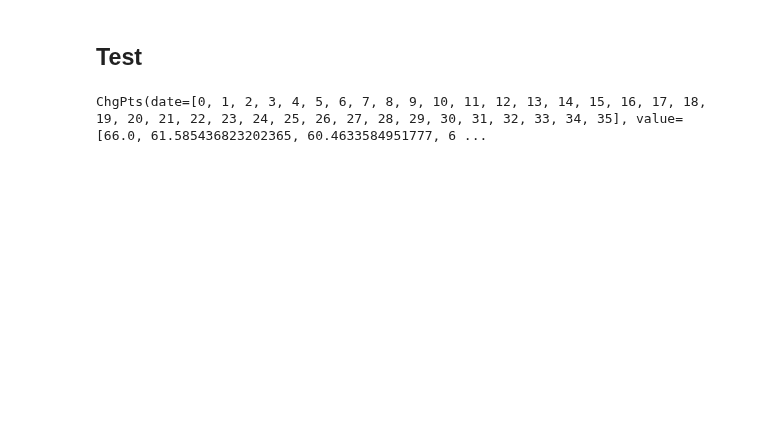
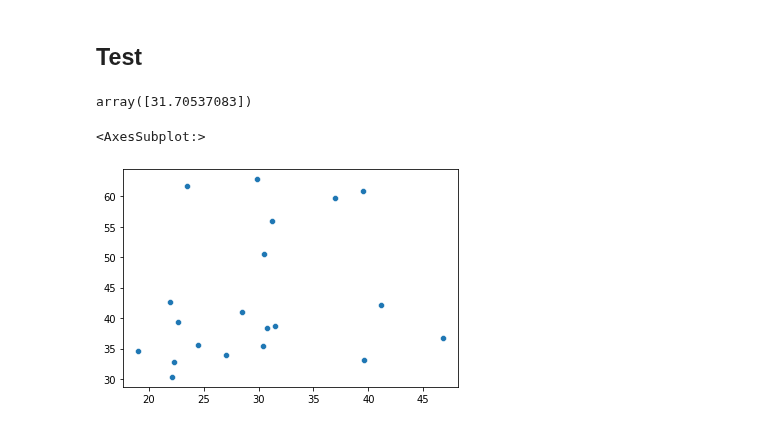
Before and after one commit to scuervo91/dcapy, a Jupyter notebook: docs/examples/6-FixesNotebooks/0-1-7_test_release.ipynb, the cells around one changed output. Cells and saved outputs as stored; diff of their text form; code cells hidden in the pictures; blank space fills up the shorter version.

```diff
--- a/docs/examples/6-FixesNotebooks/0-1-7_test_release.ipynb
+++ b/docs/examples/6-FixesNotebooks/0-1-7_test_release.ipynb
@@ -22,11 +23,11 @@ oil_mr = MeanReversion(
 # %%
 cp = CashFlowParams(**{
           'name':'Income',
-          'value':oil_mr,
+          'value':dca.ProbVar(dist='uniform',kw={'loc':30,'scale':35}),
           'multiply': 'oil_volume',
           'target':'income',
           'wi':0.92
       })
 cp.get_value(5,freq_output='M',seed=21)
 # %% [output]
-ChgPts(date=[0, 1, 2, 3, 4, 5, 6, 7, 8, 9, 10, 11, 12, 13, 14, 15, 16, 17, 18, 19, 20, 21, 22, 23, 24, 25, 26, 27, 28, 29, 30, 31, 32, 33, 34, 35], value=[66.0, 61.585436823202365, 60.4633584951777, 6 ...
+array([31.70537083])
@@ -33,3 +40,8 @@ ChgPts(date=[0, 1, 2, 3, 4, 5, 6, 7, 8, 9, 10, 11, 12, 13, 14, 15, 16, 17, 18, 1
+# %%
+sns.scatterplot(prod_rand,price_rand)
+# %% [output]
+<AxesSubplot:>
+[figure, added]
 # %%
 p = Period(
     name='base',
```
Also changed, not shown: parts of 20 cells of this notebook.
